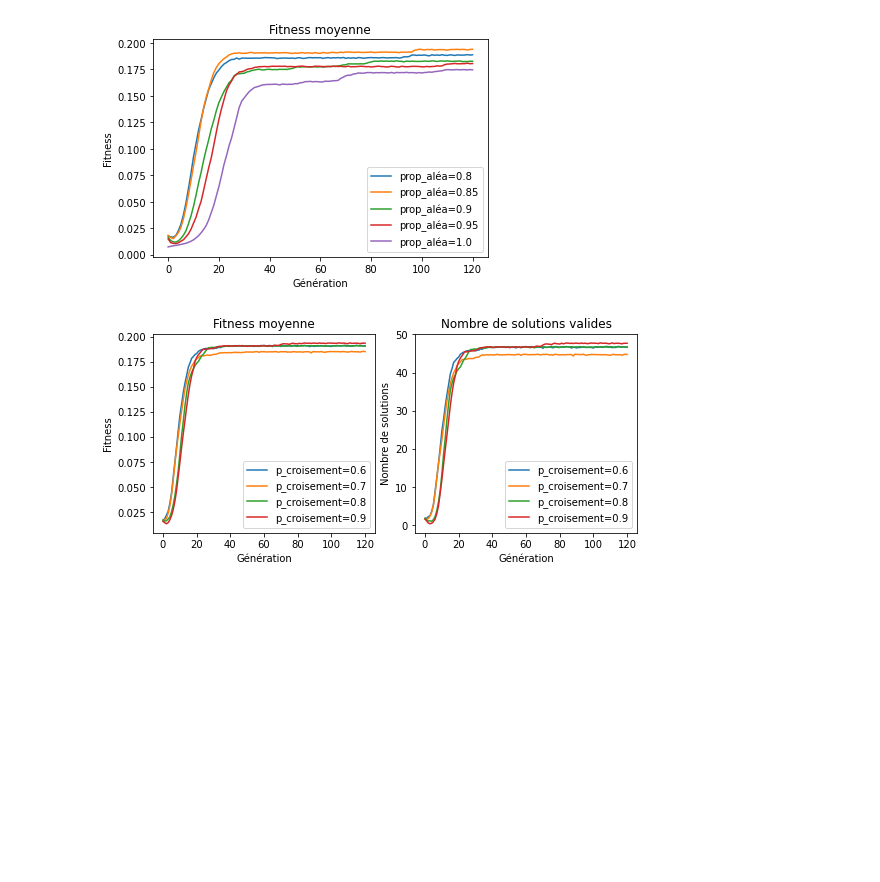
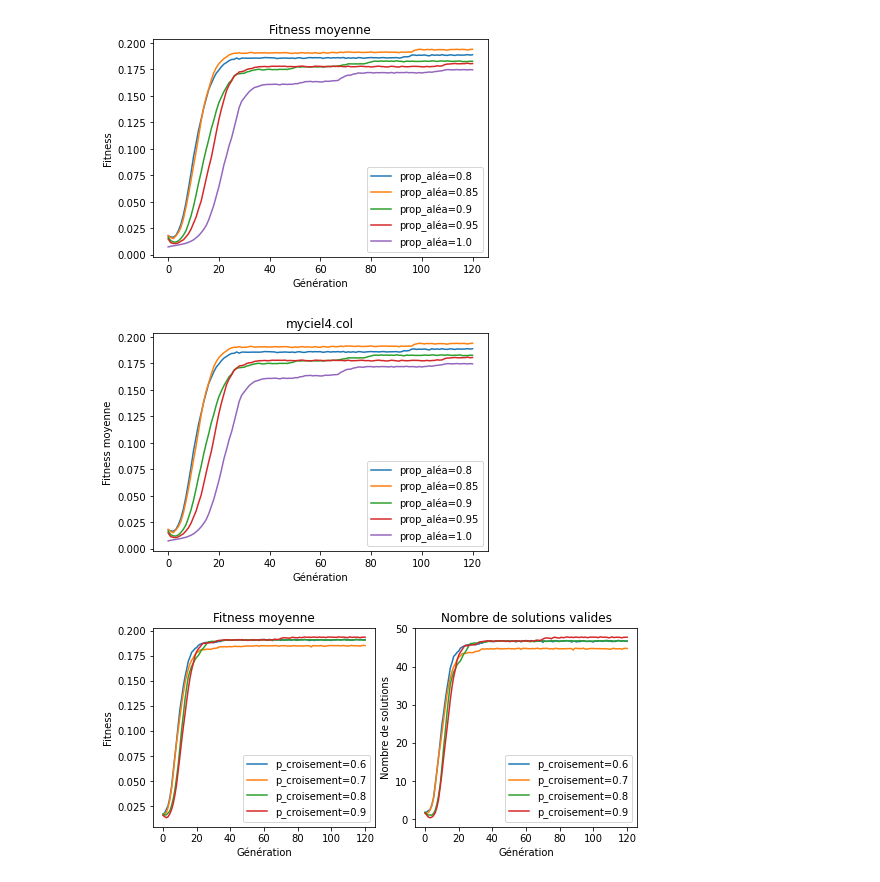
Before and after one commit to HubESI/Optim, a Jupyter notebook: ga_parameters_tuning.ipynb, the cells around one changed output. Drawn from its saved outputs; the diff is of its cells as text; code cells hidden in the pictures; blank space fills up the shorter version.

```diff
--- a/ga_parameters_tuning.ipynb
+++ b/ga_parameters_tuning.ipynb
@@ -37,6 +38,20 @@ ax.legend()
 fig.savefig("ga_concepts/parameters/rand_proportions_tmp.pdf", bbox_inches="tight")
 # %% [output]
 [figure]
+# %%
+fig, ax = plt.subplots()
+with open("ga_concepts/parameters/rand_proportions.npy", "rb") as f:
+    rand_proportions = np.load(f)
+    for rand_proportion in rand_proportions:
+        total_avgs_fitness = np.load(f)
+        ax.plot(x, total_avgs_fitness, label=f"prop_aléa={rand_proportion}")
+    ax.set_title(instance)
+    ax.set_xlabel("Génération")
+    ax.set_ylabel("Fitness moyenne")
+    ax.legend()
+    fig.savefig("ga_concepts/parameters/rand_proportions_rep.pdf", bbox_inches="tight")
+# %% [output]
+[figure, added]
 # %%
 rand_proportion = 0.85
 # %%
```
Also changed, not shown: parts of 13 cells of this notebook, 13 other files.
